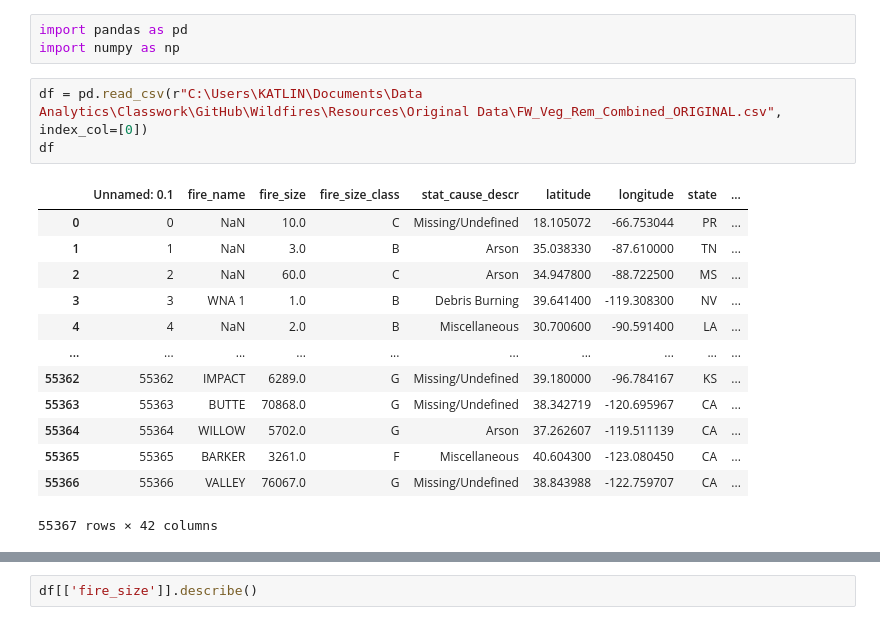
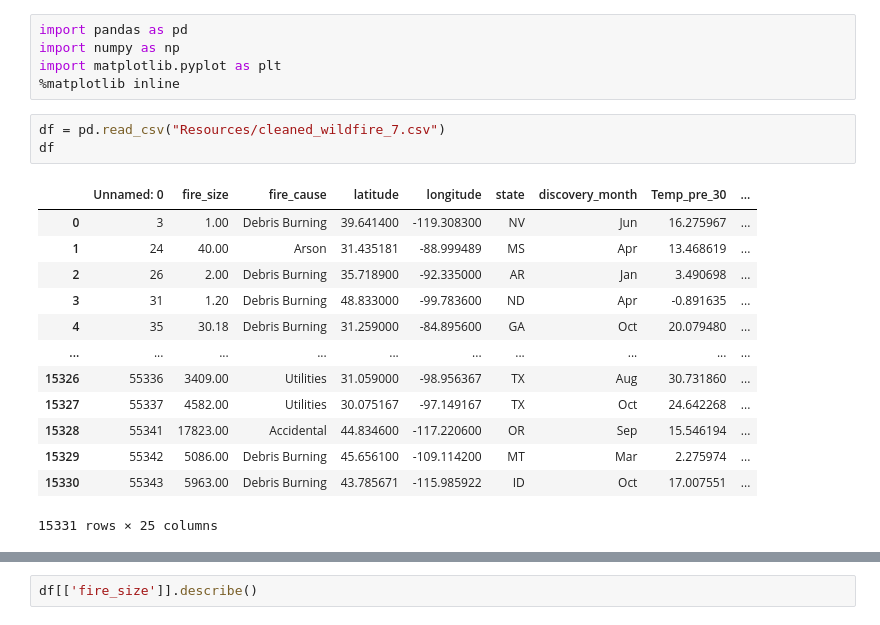
Before and after one commit to goatgirl86/Final_Project_Wildfires, a Jupyter notebook: test.ipynb, the cells around one changed output, grey strips where cells are left out. Cells and saved outputs as stored; diff of their text form.

```diff
--- a/test.ipynb
+++ b/test.ipynb
@@ -1,21 +1,23 @@
 # %%
 import pandas as pd
 import numpy as np
+import matplotlib.pyplot as plt
+%matplotlib inline
-# %%
-df = pd.read_csv(r"C:\Users\KATLIN\Documents\Data Analytics\Classwork\GitHub\Wildfires\Resources\Original Data\FW_Veg_Rem_Combined_ORIGINAL.csv", index_col=[0])
-df
-# %% [output]
-|  | Unnamed: 0.1 | fire_name | fire_size | fire_size_class | stat_cause_descr | latitude | longitude | state | ... |
-| 0 | 0 | NaN | 10.0 | C | Missing/Undefined | 18.105072 | -66.753044 | PR | ... |
-| 1 | 1 | NaN | 3.0 | B | Arson | 35.038330 | -87.610000 | TN | ... |
-| 2 | 2 | NaN | 60.0 | C | Arson | 34.947800 | -88.722500 | MS | ... |
-| 3 | 3 | WNA 1 | 1.0 | B | Debris Burning | 39.641400 | -119.308300 | NV | ... |
-| 4 | 4 | NaN | 2.0 | B | Miscellaneous | 30.700600 | -90.591400 | LA | ... |
-| ... | ... | ... | ... | ... | ... | ... | ... | ... | ... |
-| 55362 | 55362 | IMPACT | 6289.0 | G | Missing/Undefined | 39.180000 | -96.784167 | KS | ... |
-| 55363 | 55363 | BUTTE | 70868.0 | G | Missing/Undefined | 38.342719 | -120.695967 | CA | ... |
-| 55364 | 55364 | WILLOW | 5702.0 | G | Arson | 37.262607 | -119.511139 | CA | ... |
-| 55365 | 55365 | BARKER | 3261.0 | F | Miscellaneous | 40.604300 | -123.080450 | CA | ... |
-| 55366 | 55366 | VALLEY | 76067.0 | G | Missing/Undefined | 38.843988 | -122.759707 | CA | ... |
-55367 rows × 42 columns
+# %%
+df = pd.read_csv("Resources/cleaned_wildfire_7.csv")
+df
+# %% [output]
+|  | Unnamed: 0 | fire_size | fire_cause | latitude | longitude | state | discovery_month | Temp_pre_30 | ... |
+| 0 | 3 | 1.00 | Debris Burning | 39.641400 | -119.308300 | NV | Jun | 16.275967 | ... |
+| 1 | 24 | 40.00 | Arson | 31.435181 | -88.999489 | MS | Apr | 13.468619 | ... |
+| 2 | 26 | 2.00 | Debris Burning | 35.718900 | -92.335000 | AR | Jan | 3.490698 | ... |
+| 3 | 31 | 1.20 | Debris Burning | 48.833000 | -99.783600 | ND | Apr | -0.891635 | ... |
+| 4 | 35 | 30.18 | Debris Burning | 31.259000 | -84.895600 | GA | Oct | 20.079480 | ... |
+| ... | ... | ... | ... | ... | ... | ... | ... | ... | ... |
+| 15326 | 55336 | 3409.00 | Utilities | 31.059000 | -98.956367 | TX | Aug | 30.731860 | ... |
+| 15327 | 55337 | 4582.00 | Utilities | 30.075167 | -97.149167 | TX | Oct | 24.642268 | ... |
+| 15328 | 55341 | 17823.00 | Accidental | 44.834600 | -117.220600 | OR | Sep | 15.546194 | ... |
+| 15329 | 55342 | 5086.00 | Debris Burning | 45.656100 | -109.114200 | MT | Mar | 2.275974 | ... |
+| 15330 | 55343 | 5963.00 | Debris Burning | 43.785671 | -115.985922 | ID | Oct | 17.007551 | ... |
+15331 rows × 25 columns
 # %%
```
Also changed, not shown: parts of 14 cells of this notebook, 1 other file.
